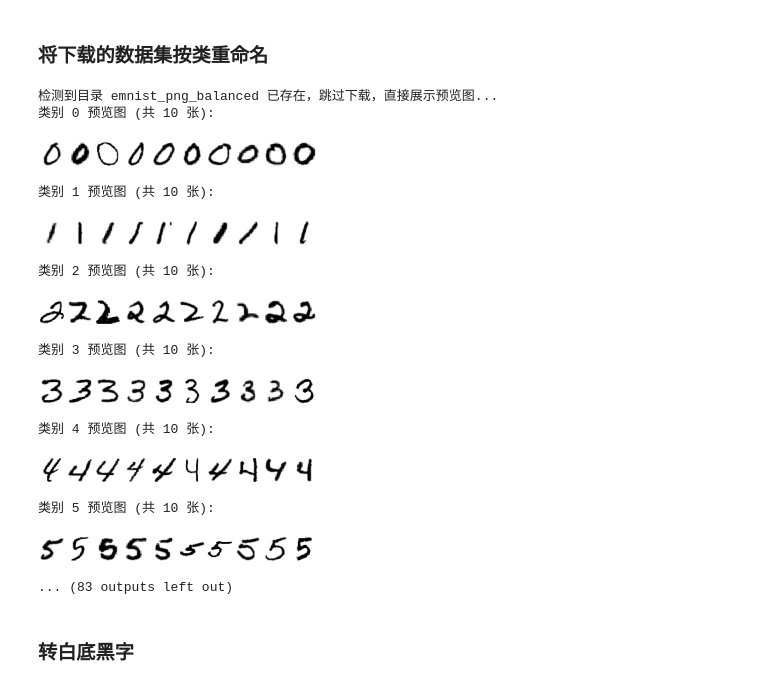
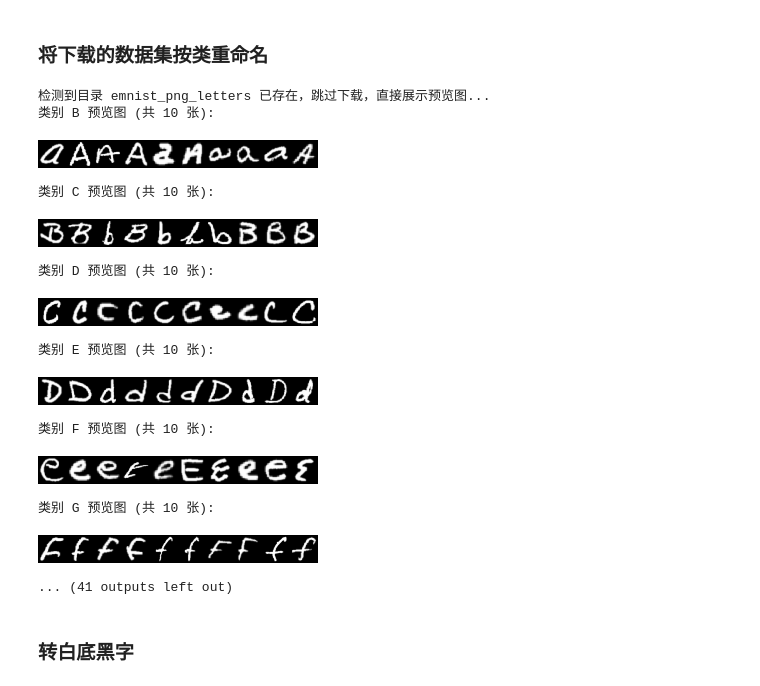
Before and after one commit to Authcult/Com_Intelligent_work, a Jupyter notebook: 1.0.ipynb, the cells around one changed output. Saved outputs shown, nothing was run; the diff lists cells and outputs as text; code cells hidden in the pictures.

```diff
--- a/1.0.ipynb
+++ b/1.0.ipynb
@@ -11,13 +11,15 @@ from PIL import Image
 import os
 from IPython.display import display
 
-def save_emnist_images_with_class_previews(save_dir="emnist_png_balanced", max_images_per_class=1000, preview=True, preview_limit_per_class=10):
+def save_emnist_images_with_class_previews(Edataset = "balanced", save_dir="emnist_png_balanced", max_images_per_class=1000, preview=True, preview_limit_per_class=10):
     digits = [str(i) for i in range(10)]
     letters = [
         'A', 'B', 'C', 'D', 'E', 'F', 'G', 'H', 'I', 'J', 'K', 'L', 'M', 'N',
         'O', 'P', 'Q', 'R', 'S', 'T', 'U', 'V', 'W', 'X', 'Y', 'Z',
         'a', 'b', 'd', 'e', 'f', 'g', 'h', 'n', 'q', 'r', 't'
     ]
+    if Edataset == "letters":
+         digits = []  # 字母数据集不需要数字
     all_labels = digits + letters
 
     # 修改后的函数，区分大小写文件夹名
@@ -66,8 +68,8 @@ def save_emnist_images_with_class_previews(save_dir="emnist_png_balanced", max_i
 
     # 下载并保存图像
     print(f"目录 {save_dir} 不存在，开始下载数据并保存...")
-    train_set = EMNIST(root="emnist_data", split="balanced", train=True, download=True)
-    test_set = EMNIST(root="emnist_data", split="balanced", train=False, download=True)
+    train_set = EMNIST(root="emnist_data", split=Edataset, train=True, download=True)
+    test_set = EMNIST(root="emnist_data", split=Edataset, train=False, download=True)
     full_dataset = train_set + test_set
 
     os.makedirs(save_dir, exist_ok=True)
@@ -90,48 +92,48 @@ def save_emnist_images_with_class_previews(save_dir="emnist_png_balanced", max_i
 
         img = img.resize((28, 28))
         img = img.transpose(Image.Transpose.FLIP_LEFT_RIGHT).rotate(90)
         img.save(os.path.join(label_dir, f"{images_per_class[label_char]}.png"))
 
         if preview and len(class_preview_images[label_char]) < preview_limit_per_class:
             class_preview_images[label_char].append(img)
 
         images_per_class[label_char] += 1
         saved_images_count += 1
 
         if saved_images_count % 500 == 0:
             print(f"已保存 {saved_images_count} 张图像...")
 
     print("所有图像已保存到", save_dir)
 
     if preview:
         for label_char, imgs in class_preview_images.items():
             if len(imgs) == 0:
                 continue
             width = 28 * len(imgs)
             height = 28
             big_img = Image.new('L', (width, height))
             for idx, im in enumerate(imgs):
                 big_img.paste(im, (28*idx, 0))
             print(f"类别 {label_char} 预览图 (共 {len(imgs)} 张):")
             display(big_img)
 
 # 调用（Notebook中执行）
-save_emnist_images_with_class_previews(save_dir="emnist_png_balanced", max_images_per_class=1000, preview=True, preview_limit_per_class=10)
+save_emnist_images_with_class_previews(Edataset = "letters", save_dir="emnist_png_letters", max_images_per_class=1000, preview=True, preview_limit_per_class=10)
 # %% [output]
-检测到目录 emnist_png_balanced 已存在，跳过下载，直接展示预览图...
-类别 0 预览图 (共 10 张):
+检测到目录 emnist_png_letters 已存在，跳过下载，直接展示预览图...
+类别 B 预览图 (共 10 张):
-[figure, old version]
+[figure, new version]
-类别 1 预览图 (共 10 张):
+类别 C 预览图 (共 10 张):
-[figure, old version]
+[figure, new version]
-类别 2 预览图 (共 10 张):
+类别 D 预览图 (共 10 张):
-[figure, old version]
+[figure, new version]
-类别 3 预览图 (共 10 张):
+类别 E 预览图 (共 10 张):
-[figure, old version]
+[figure, new version]
-类别 4 预览图 (共 10 张):
+类别 F 预览图 (共 10 张):
-[figure, old version]
+[figure, new version]
-类别 5 预览图 (共 10 张):
+类别 G 预览图 (共 10 张):
-[figure, old version]
+[figure, new version]
-... (83 outputs left out)
+... (41 outputs left out)
 # %% [markdown]
 ### 转白底黑字
 # %%
```
Also changed, not shown: parts of 17 cells of this notebook.
